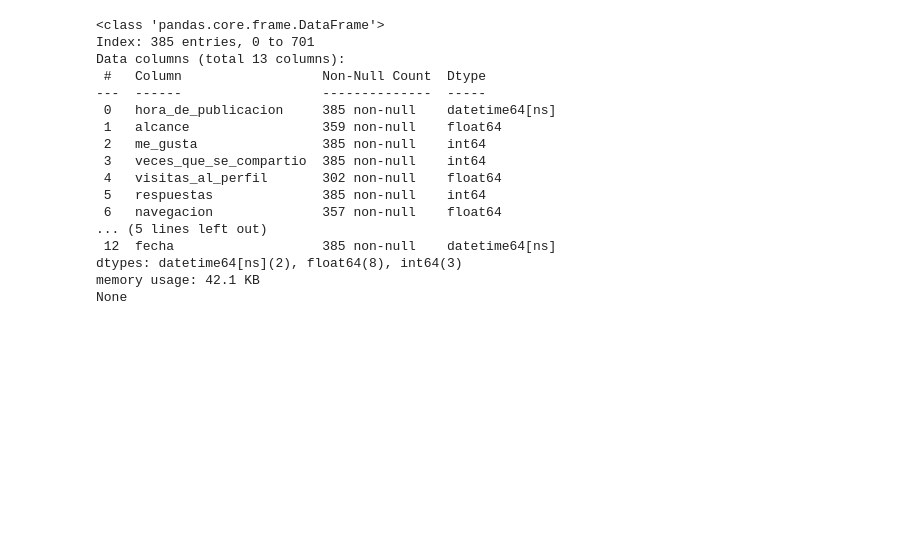
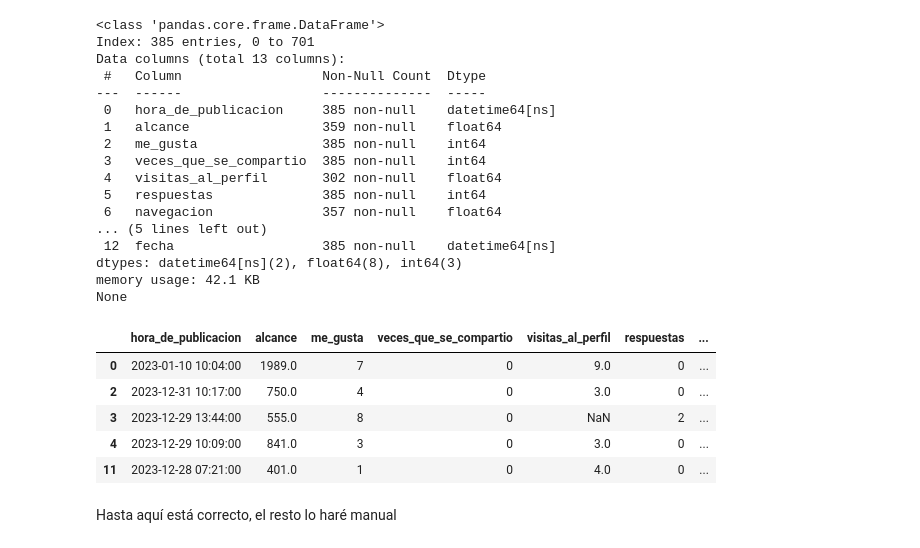
Before and after one commit to jessmiramontes/instagram_sotries_views, a Jupyter notebook: cleanandcombine.ipynb, the cells around one changed output. Saved outputs shown, nothing was run; the diff lists cells and outputs as text; code cells hidden in the pictures; blank space fills up the shorter version.

```diff
--- a/cleanandcombine.ipynb
+++ b/cleanandcombine.ipynb
@@ -248,16 +246,16 @@ def convertir_fecha(fecha):
     return pd.NaT
 
 # Aplicar la función de conversión a cada valor en la columna 'Hora de publicación'
-df['hora_de_publicacion'] = df['hora_de_publicacion'].apply(convertir_fecha)
+df_final_analytics['hora_de_publicacion'] = df_final_analytics['hora_de_publicacion'].apply(convertir_fecha)
 
 # Crear una columna 'fecha' basada en 'Hora de publicación'
-df['fecha'] = df['hora_de_publicacion'].dt.date
+df_final_analytics['fecha'] = df_final_analytics['hora_de_publicacion'].dt.date
 
 # Asegurarse de que la columna 'fecha' sea del tipo datetime64[ns]
-df['fecha'] = pd.to_datetime(df['fecha'], errors='coerce')
+df_final_analytics['fecha'] = pd.to_datetime(df_final_analytics['fecha'], errors='coerce')
 
 # Verificar los tipos de las columnas
-print(df.info())
+print(df_final_analytics.info())
 # %% [output]
 <class 'pandas.core.frame.DataFrame'>
 Index: 385 entries, 0 to 701
@@ -276,3 +274,12 @@ Data columns (total 13 columns):
 dtypes: datetime64[ns](2), float64(8), int64(3)
 memory usage: 42.1 KB
 None
+# %%
+df_final_analytics.head()
+# %% [output]
+|  | hora_de_publicacion | alcance | me_gusta | veces_que_se_compartio | visitas_al_perfil | respuestas | ... |
+| 0 | 2023-01-10 10:04:00 | 1989.0 | 7 | 0 | 9.0 | 0 | ... |
+| 2 | 2023-12-31 10:17:00 | 750.0 | 4 | 0 | 3.0 | 0 | ... |
+| 3 | 2023-12-29 13:44:00 | 555.0 | 8 | 0 | NaN | 2 | ... |
+| 4 | 2023-12-29 10:09:00 | 841.0 | 3 | 0 | 3.0 | 0 | ... |
+| 11 | 2023-12-28 07:21:00 | 401.0 | 1 | 0 | 4.0 | 0 | ... |
@@ -279,3 +288,5 @@ None
+# %% [markdown]
+Hasta aquí está correcto, el resto lo haré manual
 # %%
 # Asegurarse de que la columna 'fecha' sea del tipo datetime64[ns]
 df_images['fecha'] = pd.to_datetime(df_images['fecha'], errors='coerce')
```
Also changed, not shown: parts of 22 cells of this notebook, 3 other files.
